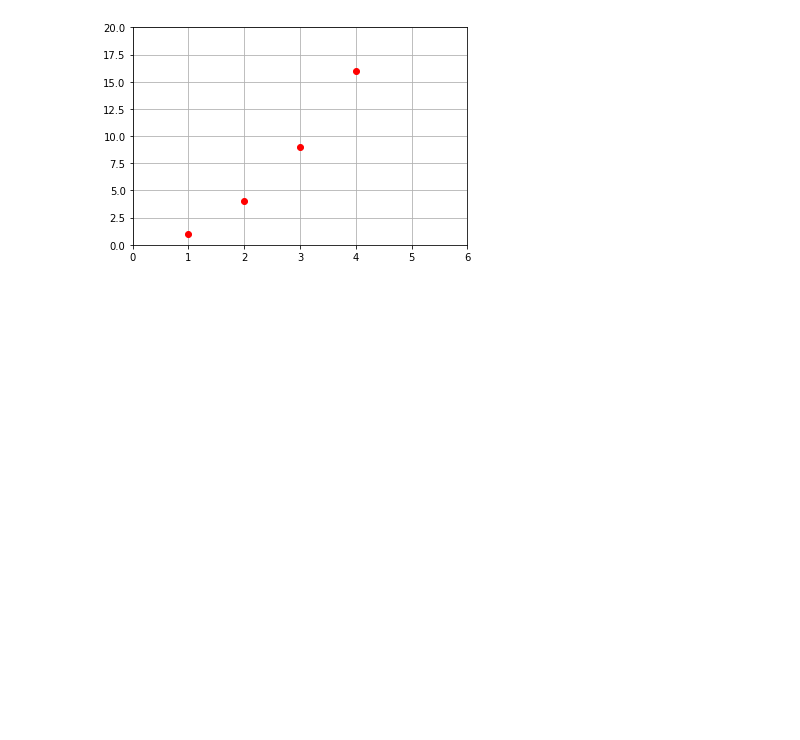
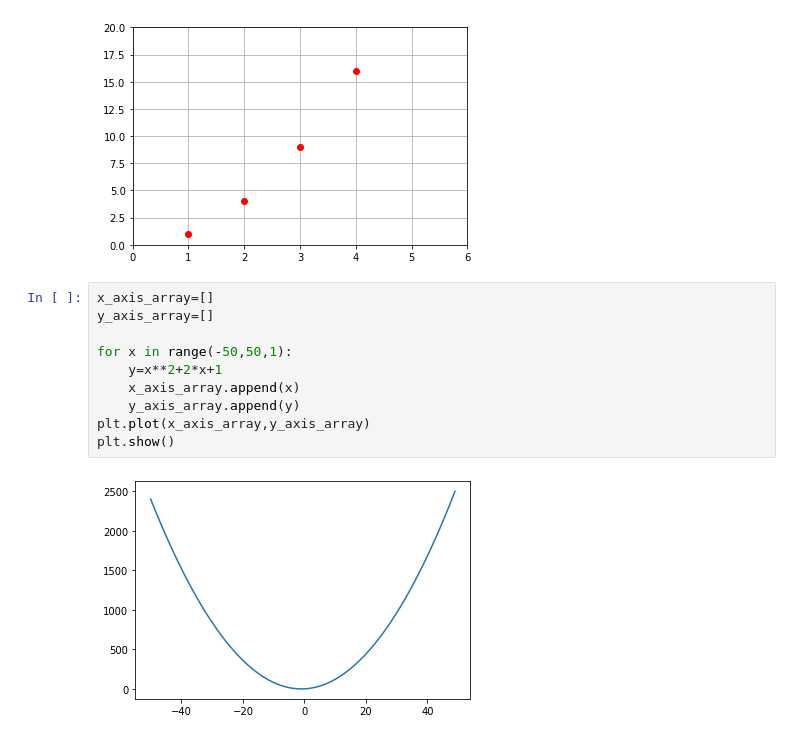
Before and after one commit to deveshkatoch/KHOJ_2019, a Jupyter notebook: Notebooks/Matplotlib_tutorial.ipynb, the cells around one changed output. Cells and saved outputs as stored; diff of their text form; blank space fills up the shorter version.

```diff
--- a/Notebooks/Matplotlib_tutorial.ipynb
+++ b/Notebooks/Matplotlib_tutorial.ipynb
@@ -15,3 +15,15 @@ plt.grid()
 plt.show()
 # %% [output]
 [figure]
+# %%
+x_axis_array=[]
+y_axis_array=[]
+
+for x in range(-50,50,1):
+    y=x**2+2*x+1
+    x_axis_array.append(x)
+    y_axis_array.append(y)
+plt.plot(x_axis_array,y_axis_array)
+plt.show()
+# %% [output]
+[figure, added]
```
Also changed, not shown: parts of 3 cells of this notebook.
